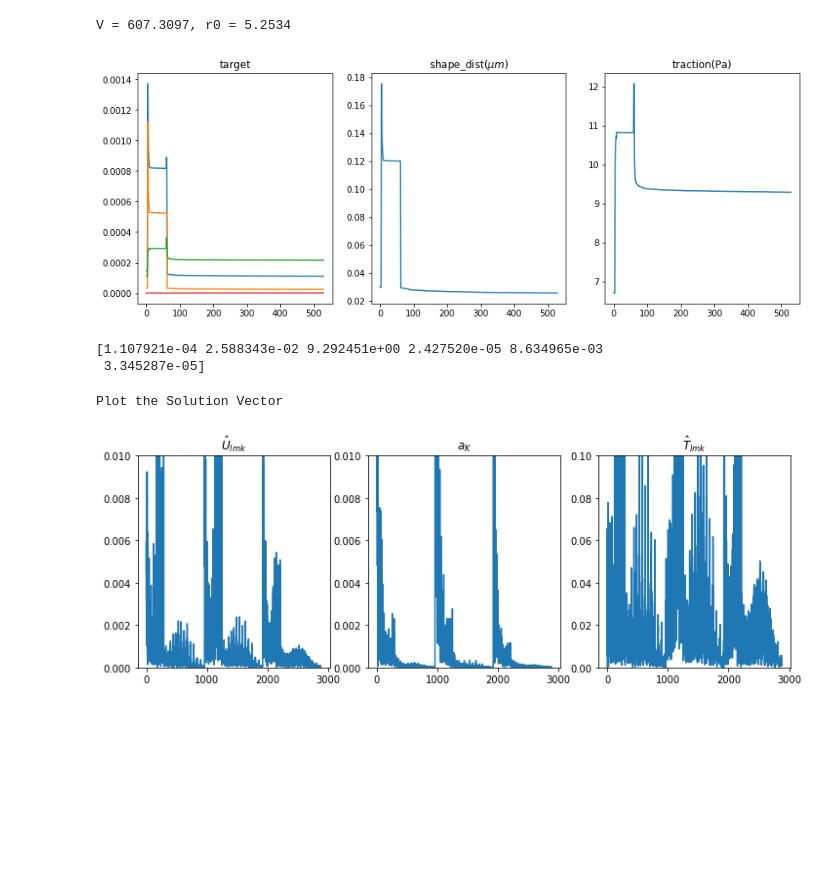
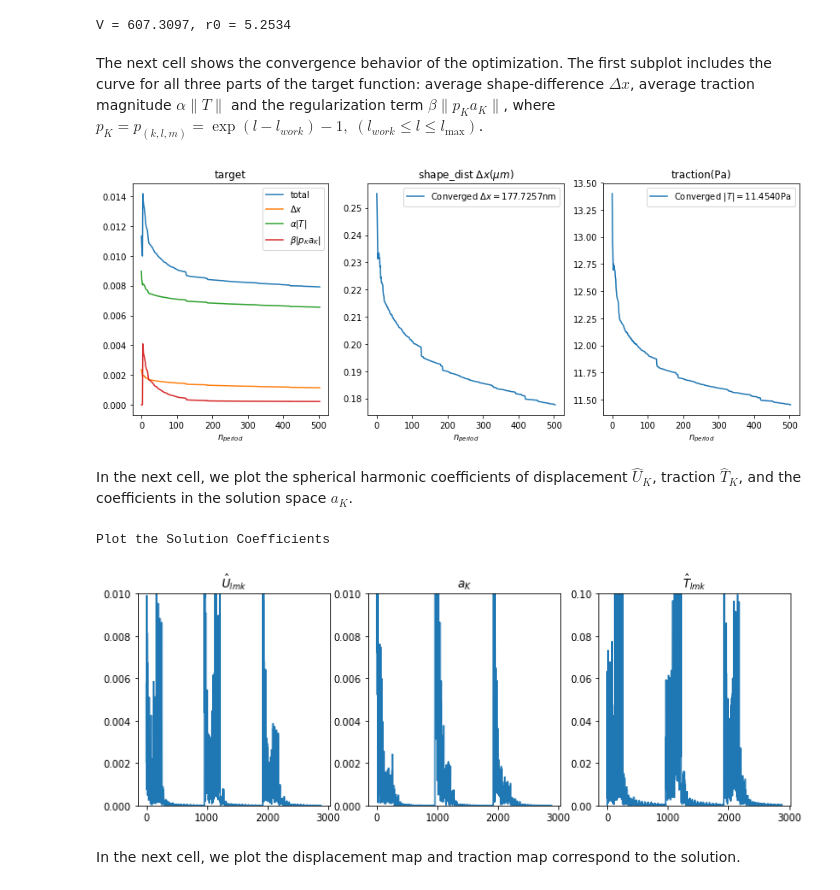
Before and after one commit to yfwang09/ShElastic, a Jupyter notebook: notebook/Case05-Hydrogel_Cell_Interaction-visualization.ipynb, the cells around one changed output. Saved outputs shown, nothing was run; the diff lists cells and outputs as text; code cells hidden in the pictures; blank space fills up the shorter version.

```diff
--- a/notebook/Case05-Hydrogel_Cell_Interaction-visualization.ipynb
+++ b/notebook/Case05-Hydrogel_Cell_Interaction-visualization.ipynb
@@ -38,9 +44,9 @@ from Case05_utilities import generate_fcache, generate_Xneigh, generate_Eneigh,
 ############################# change inputs here #################################
 # Data file name
 datadir = '../testdata'
+shapename = 'Shape2'
 smoothed = 'smoothed'; smoothed = '';
-dilated = '_1um_dilated'; #dilated = '';
-shapename = 'Shape2'
+dilated = '_smoothed'; # dilated = '_1um_dilated'; #dilated = '';
 datafile = os.path.join(datadir, shapename+'_Coordinates_Cart_'+smoothed+'.csv')
 connfile = os.path.join(datadir, shapename+'_Connectivity.csv')
 maskfile = os.path.join(datadir, shapename+'_Mask'+dilated+'.csv')
@@ -54,11 +60,12 @@ lJmax = 30; lKmax = 30; lmax_plot = 60;
 lmax_work = np.int(0.8*lKmax); lmax_buf = lJmax-lmax_work;
 
 # target function settings
-myalpha = 0.025
-mybeta = 0.025
+myalpha = 0.5
+mybeta = 0.005
 
 # dump files for minimization
-savename = shapename+('_lmax%d'%lJmax)+smoothed+dilated
+savefig = True
+savename = shapename+('_lmax%d'%lJmax)+smoothed+dilated+'_4norm'
 directory = ''#'../runs/Case05_Shape2'
 n_runs = ''
 AKfile = 'AK_iter_'+savename+'.npy'
@@ -166,35 +168,43 @@ r0 = np.cbrt(vol/(4/3*np.pi))
 print('V = %.4f, r0 = %.4f'%(vol, r0))
 # %% [output]
 V = 607.3097, r0 = 5.2534
+# %% [markdown]
+The next cell shows the convergence behavior of the optimization. The first subplot includes the curve for all three parts of the target function: average shape-difference $\Delta x$, average traction magnitude $\alpha\|T\|$ and the regularization term $\beta\|p_Ka_K\|$, where $p_K = p_{(k,l,m)} = \exp(l-l_{work}) - 1,\; (l_{work}\le l\le l_{\max})$.
 # %%
-plot_funval = np.loadtxt(fvfile)[270:, 1:]
+plot_funval = np.loadtxt(fvfile)[:, 1:]
 plt.figure(figsize=(14,5))
 plt.subplot(131)
-plt.plot(plot_funval[:, 0])
+plt.plot(plot_funval[:, 0], label=r'total')
 if plot_funval.shape[1] > 5:
-    plt.plot(plot_funval[:, 3])
-    plt.plot(plot_funval[:, 4]*myalpha)
-    plt.plot(plot_funval[:, 5]*mybeta)
+    plt.plot(plot_funval[:, 3], label=r'$\Delta x$')
+    plt.plot(plot_funval[:, 4]*myalpha, label=r'$\alpha\|T\|$')
+    plt.plot(plot_funval[:, 5]*mybeta, label=r'$\beta\|p_Ka_K\|$')
+plt.legend()
 plt.title('target')
+plt.xlabel(r'$n_{period}$')
 plt.subplot(132)
-plt.plot(plot_funval[:, 1])
-plt.title('shape_dist$(\mu m)$')
+plt.plot(plot_funval[:, 1], label='Converged $\Delta x = %.4f$nm'%(plot_funval[-1, 1]*1e3))
+plt.title('shape_dist $\Delta x(\mu m)$')
+plt.xlabel(r'$n_{period}$')
+plt.legend()
 plt.subplot(133)
-plt.plot(plot_funval[:, 2])
+plt.plot(plot_funval[:, 2], label='Converged $\|T\| = %.4f$Pa'%(plot_funval[-1, 2]))
 plt.title('traction(Pa)')
-plt.savefig(savename+'_convergence.png', transparent=True)
+plt.xlabel(r'$n_{period}$')
+plt.legend()
+if savefig:
+    plt.savefig(savename+'_convergence.png', transparent=True)
 plt.show()
-print(plot_funval[-1,:])
 # %% [output]
-[figure, old version]
+[figure, new version]
-[1.107921e-04 2.588343e-02 9.292451e+00 2.427520e-05 8.634965e-03
- 3.345287e-05]
+# %% [markdown]
+In the next cell, we plot the spherical harmonic coefficients of displacement $\hat{U}_K$, traction $\hat{T}_K$, and the coefficients in the solution space $a_K$.
 # %%
 # Load the solution file
 
 Uvec1 = Dmat.dot(AK_sol); Tvec1 = Cmat.dot(AK_sol)
 
-print('Plot the Solution Vector')
+print('Plot the Solution Coefficients')
 plt.figure(figsize=(12, 4))
 plt.subplot(131)
 plt.plot(np.abs(Uvec1)); plt.ylim(0, 0.01); plt.title('$\hat{U}_{lmk}$')
@@ -202,10 +212,13 @@ plt.subplot(132)
 plt.plot(np.abs(AK_sol)); plt.ylim(0, 0.01); plt.title('$a_K$')
 plt.subplot(133)
 plt.plot(np.abs(Tvec1)); plt.ylim(0, 0.1); plt.title('$\hat{T}_{lmk}$')
-plt.savefig(savename+'_coeffs.png', transparent=True)
+if savefig:
+    plt.savefig(savename+'_coeffs.png', transparent=True)
 plt.show()
 # %% [output]
-Plot the Solution Vector
+Plot the Solution Coefficients
-[figure, old version]
+[figure, new version]
+# %% [markdown]
+In the next cell, we plot the displacement map and traction map correspond to the solution.
 # %%
 print('Plot displacement map')
```
Also changed, not shown: parts of 17 cells of this notebook, 13 other files.
